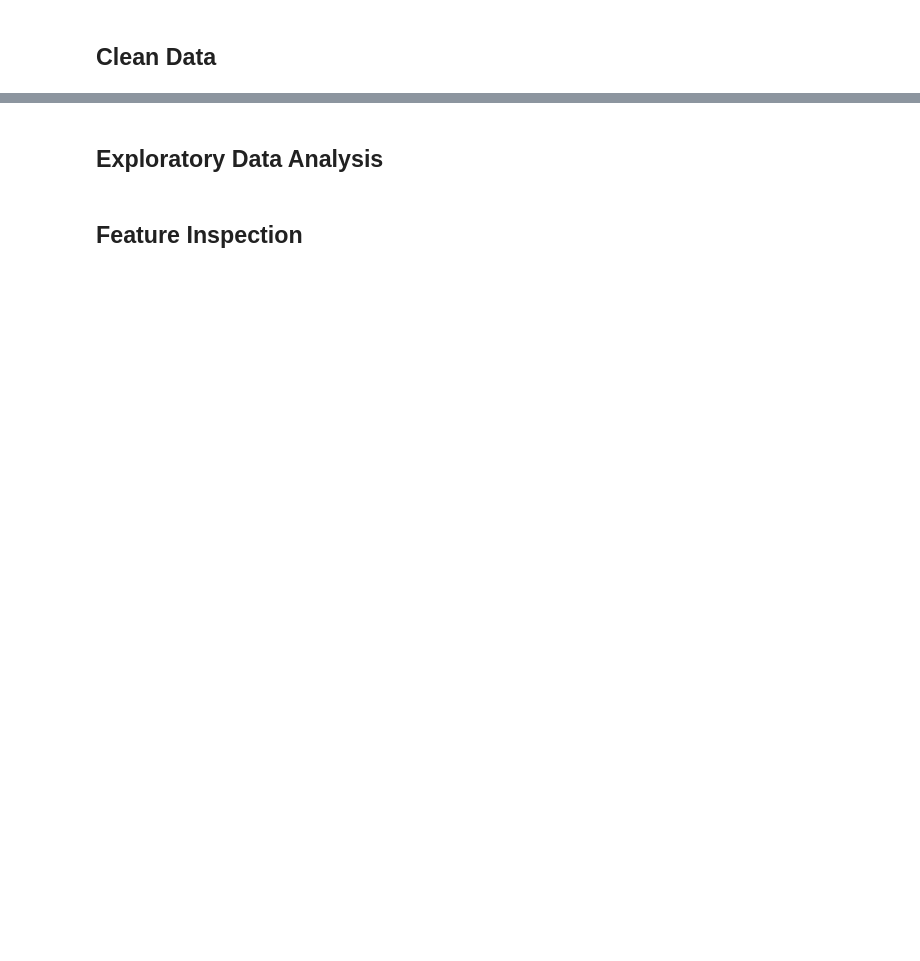
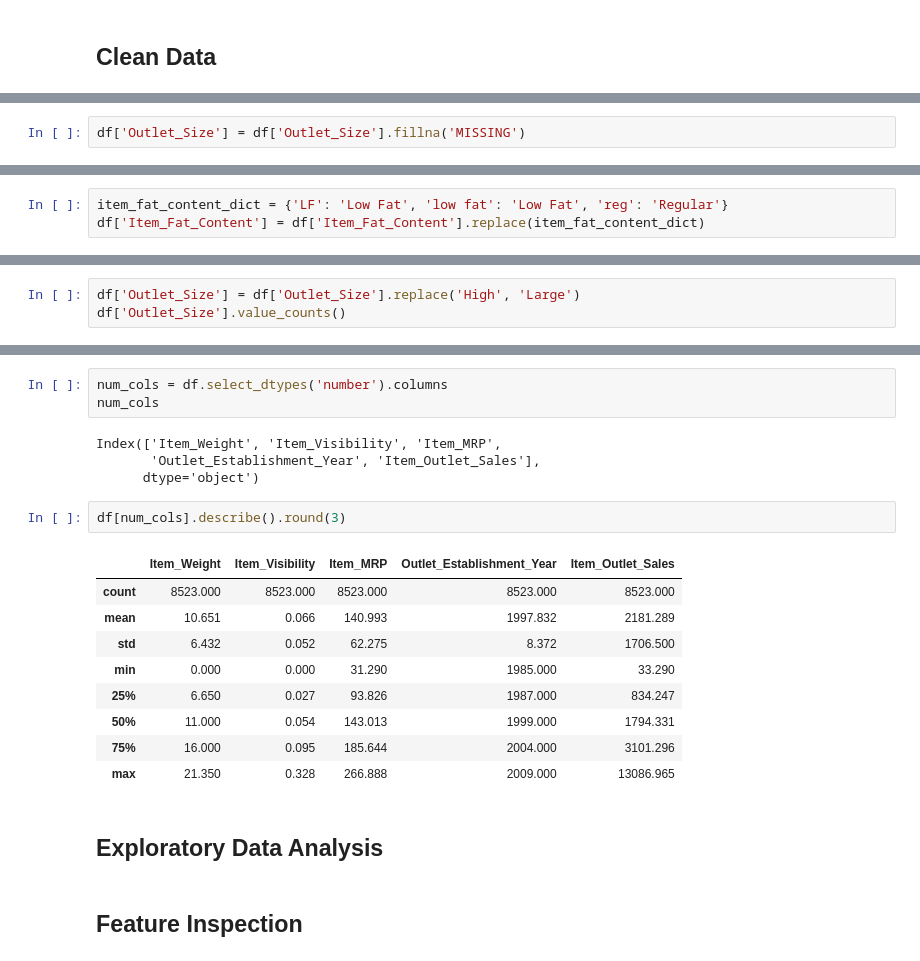
Before and after one commit to SamiOmran/Prediction-of-Product-Sales, a Jupyter notebook: Prediction_of_Product_Sales.ipynb, the cells around one changed output, grey strips where cells are left out. Saved outputs shown, nothing was run; the diff lists cells and outputs as text; blank space fills up the shorter version.

Commit message:
Load, Inspect & Clean dataframe

```diff
--- a/Prediction_of_Product_Sales.ipynb
+++ b/Prediction_of_Product_Sales.ipynb
@@ -14,0 +103,2 @@
+# %%
+df['Outlet_Size'] = df['Outlet_Size'].fillna('MISSING')
@@ -14,0 +144,3 @@
+# %%
+item_fat_content_dict = {'LF': 'Low Fat', 'low fat': 'Low Fat', 'reg': 'Regular'}
+df['Item_Fat_Content'] = df['Item_Fat_Content'].replace(item_fat_content_dict)
@@ -14,0 +205,3 @@
+# %%
+df['Outlet_Size'] = df['Outlet_Size'].replace('High', 'Large')
+df['Outlet_Size'].value_counts()
@@ -15,3 +227,22 @@
+# %%
+num_cols = df.select_dtypes('number').columns
+num_cols
+# %% [output]
+Index(['Item_Weight', 'Item_Visibility', 'Item_MRP',
+       'Outlet_Establishment_Year', 'Item_Outlet_Sales'],
+      dtype='object')
+# %%
+df[num_cols].describe().round(3)
+# %% [output]
+|  | Item_Weight | Item_Visibility | Item_MRP | Outlet_Establishment_Year | Item_Outlet_Sales |
+| count | 8523.000 | 8523.000 | 8523.000 | 8523.000 | 8523.000 |
+| mean | 10.651 | 0.066 | 140.993 | 1997.832 | 2181.289 |
+| std | 6.432 | 0.052 | 62.275 | 8.372 | 1706.500 |
+| min | 0.000 | 0.000 | 31.290 | 1985.000 | 33.290 |
+| 25% | 6.650 | 0.027 | 93.826 | 1987.000 | 834.247 |
+| 50% | 11.000 | 0.054 | 143.013 | 1999.000 | 1794.331 |
+| 75% | 16.000 | 0.095 | 185.644 | 2004.000 | 3101.296 |
+| max | 21.350 | 0.328 | 266.888 | 2009.000 | 13086.965 |
 # %% [markdown]
 ## Exploratory Data Analysis
 # %% [markdown]
```
Also changed, not shown: parts of 26 cells of this notebook.
